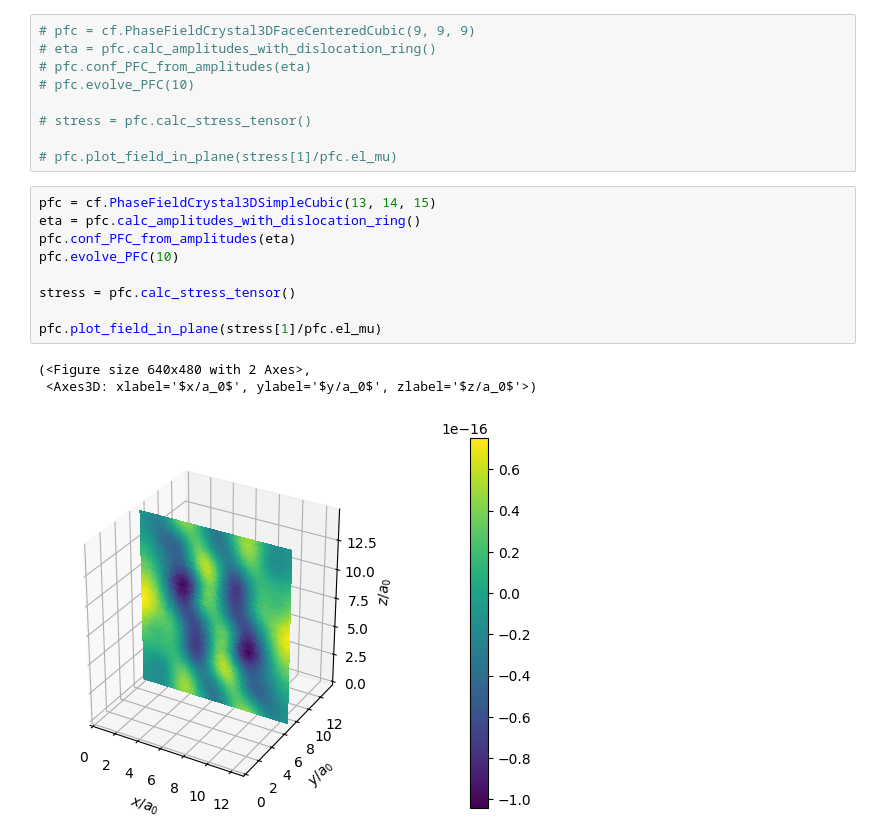
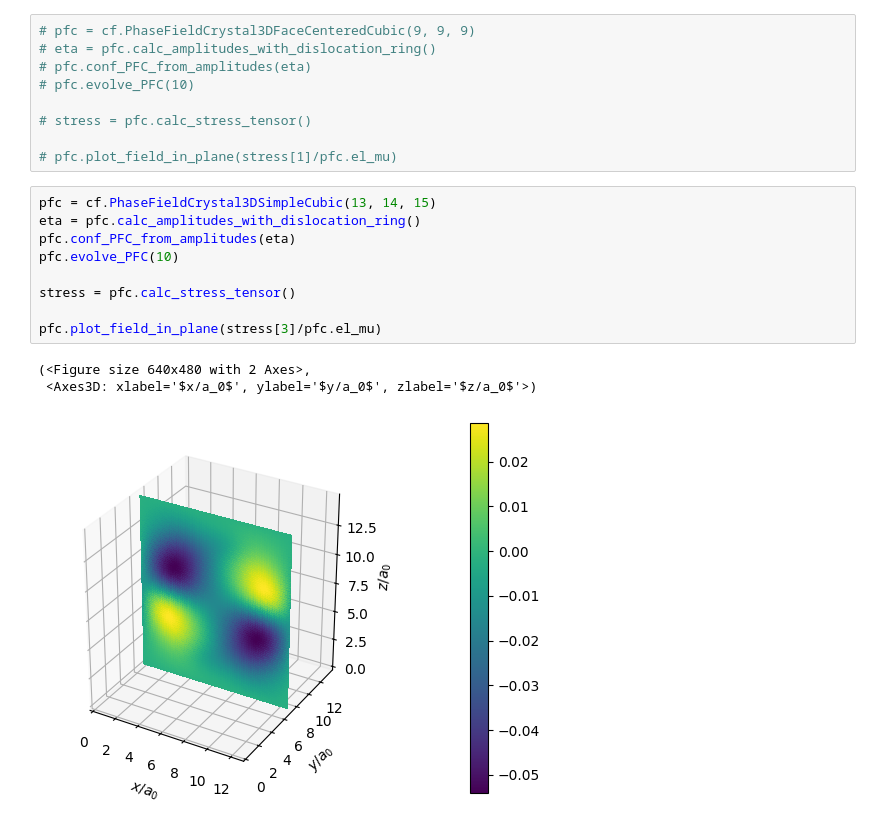
Before and after one commit to vidarsko/ComFiT, a Jupyter notebook: tutorial/phase_field_crystal_stresses_and_strains.ipynb, the cells around one changed output. Saved outputs shown, nothing was run; the diff lists cells and outputs as text.

```diff
--- a/tutorial/phase_field_crystal_stresses_and_strains.ipynb
+++ b/tutorial/phase_field_crystal_stresses_and_strains.ipynb
@@ -97,13 +97,13 @@ This might not be so informative, so it might be useful to see the plot of the s
 # %%
 pfc = cf.PhaseFieldCrystal3DSimpleCubic(13, 14, 15)
 eta = pfc.calc_amplitudes_with_dislocation_ring()
 pfc.conf_PFC_from_amplitudes(eta)
 pfc.evolve_PFC(10)
 
 stress = pfc.calc_stress_tensor()
 
-pfc.plot_field_in_plane(stress[1]/pfc.el_mu)
+pfc.plot_field_in_plane(stress[3]/pfc.el_mu)
 # %% [output]
 (<Figure size 640x480 with 2 Axes>,
  <Axes3D: xlabel='$x/a_0$', ylabel='$y/a_0$', zlabel='$z/a_0$'>)
-[figure, old version]
+[figure, new version]
```
Also changed, not shown: parts of 2 cells of this notebook, 6 other files.
